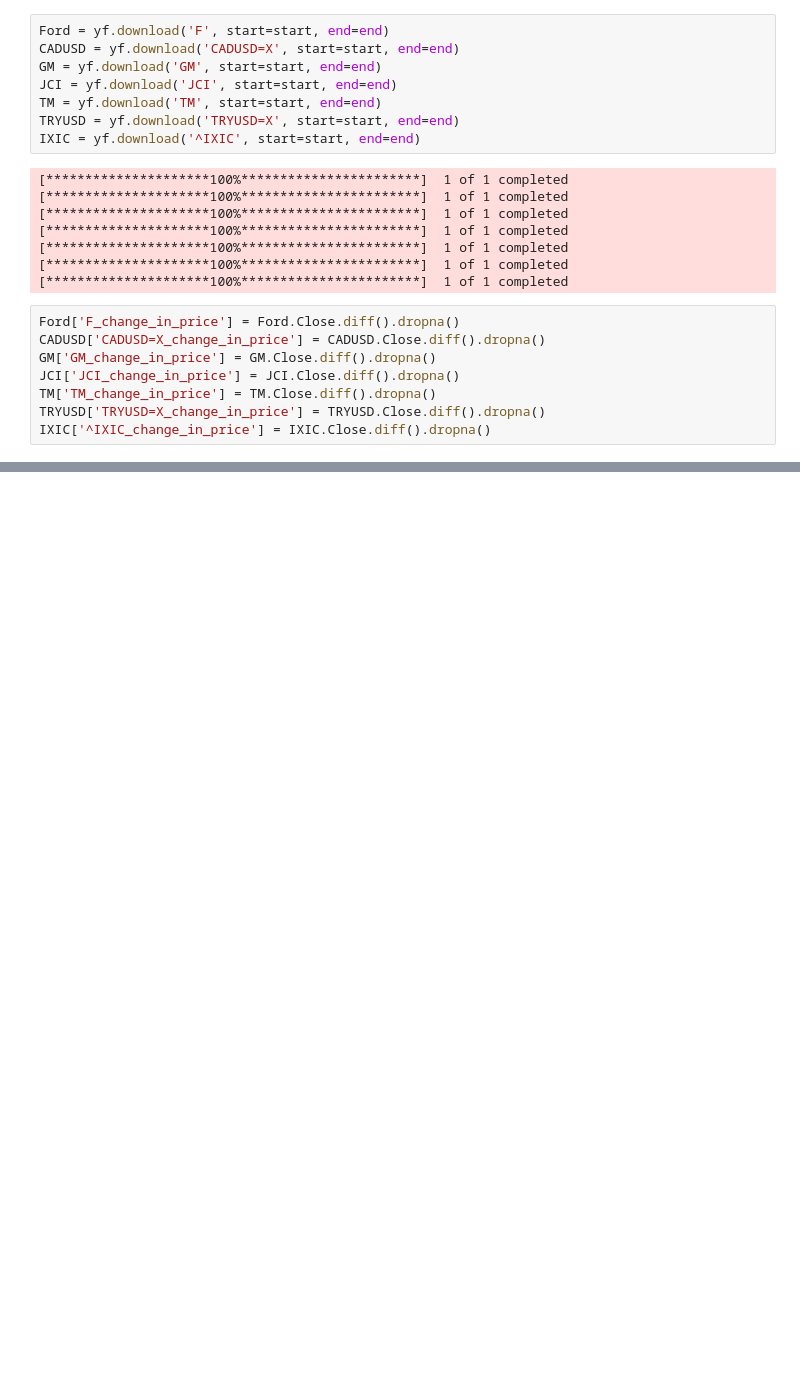
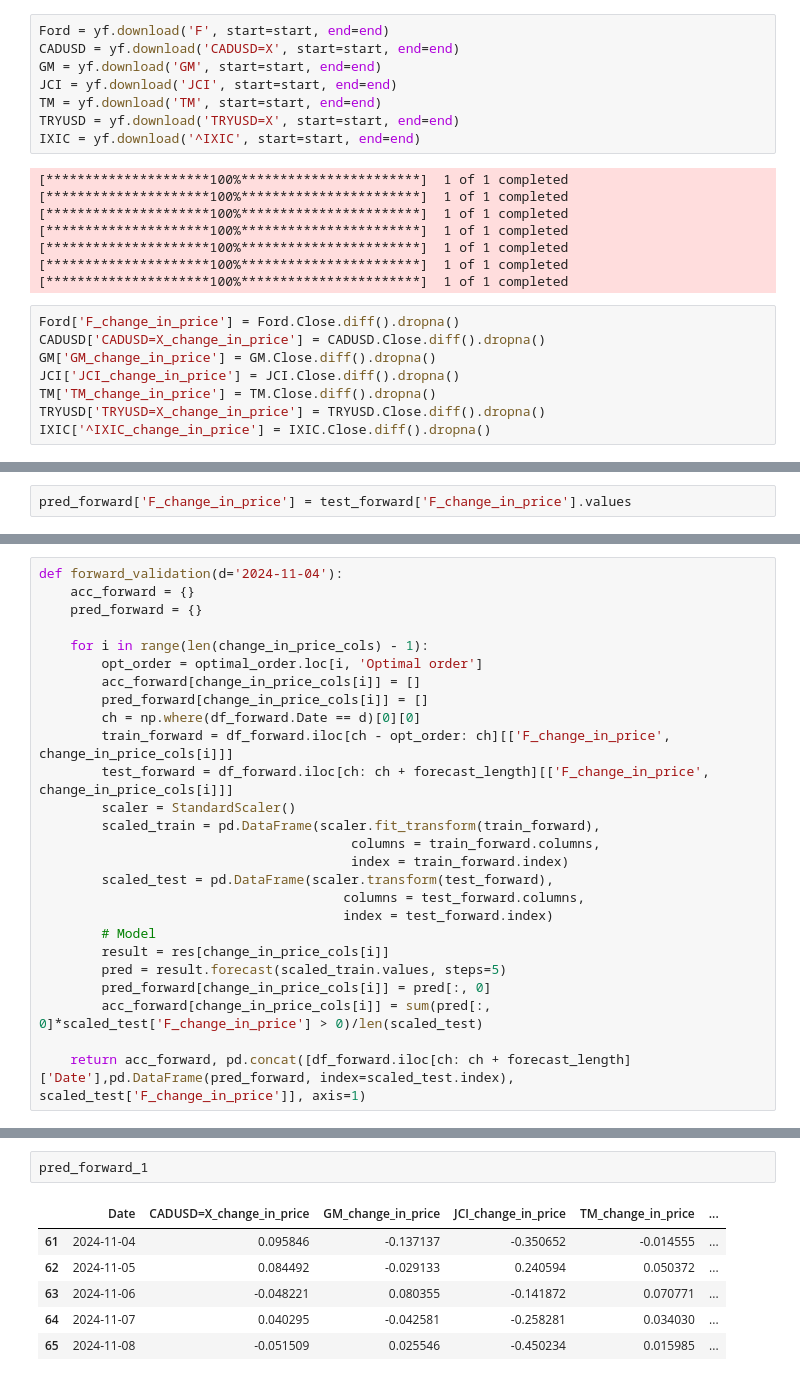
Before and after one commit to Arnabds/equity-vs-commodity, a Jupyter notebook: Kate_notebook/VAR_11232024.ipynb, the cells around one changed output, grey strips where cells are left out. Saved outputs shown, nothing was run; the diff lists cells and outputs as text; blank space fills up the shorter version.

```diff
--- a/Kate_notebook/VAR_11232024.ipynb
+++ b/Kate_notebook/VAR_11232024.ipynb
@@ -468,0 +588,2 @@ TypeError: cannot do positional indexing on RangeIndex with these indexers [[]]
+# %%
+pred_forward['F_change_in_price'] = test_forward['F_change_in_price'].values
@@ -468,0 +618,26 @@ TypeError: cannot do positional indexing on RangeIndex with these indexers [[]]
+# %%
+def forward_validation(d='2024-11-04'):
+    acc_forward = {}
+    pred_forward = {}
+
+    for i in range(len(change_in_price_cols) - 1):
+        opt_order = optimal_order.loc[i, 'Optimal order']
+        acc_forward[change_in_price_cols[i]] = []
+        pred_forward[change_in_price_cols[i]] = []
+        ch = np.where(df_forward.Date == d)[0][0]
+        train_forward = df_forward.iloc[ch - opt_order: ch][['F_change_in_price', change_in_price_cols[i]]]
+        test_forward = df_forward.iloc[ch: ch + forecast_length][['F_change_in_price', change_in_price_cols[i]]]
+        scaler = StandardScaler()
+        scaled_train = pd.DataFrame(scaler.fit_transform(train_forward),
+                                        columns = train_forward.columns,
+                                        index = train_forward.index)
+        scaled_test = pd.DataFrame(scaler.transform(test_forward),
+                                       columns = test_forward.columns,
+                                       index = test_forward.index)
+        # Model
+        result = res[change_in_price_cols[i]]
+        pred = result.forecast(scaled_train.values, steps=5)
+        pred_forward[change_in_price_cols[i]] = pred[:, 0]
+        acc_forward[change_in_price_cols[i]] = sum(pred[:, 0]*scaled_test['F_change_in_price'] > 0)/len(scaled_test)
+
+    return acc_forward, pd.concat([df_forward.iloc[ch: ch + forecast_length]['Date'],pd.DataFrame(pred_forward, index=scaled_test.index), scaled_test['F_change_in_price']], axis=1)
@@ -468,0 +655,9 @@ TypeError: cannot do positional indexing on RangeIndex with these indexers [[]]
+# %%
+pred_forward_1
+# %% [output]
+|  | Date | CADUSD=X_change_in_price | GM_change_in_price | JCI_change_in_price | TM_change_in_price | ... |
+| 61 | 2024-11-04 | 0.095846 | -0.137137 | -0.350652 | -0.014555 | ... |
+| 62 | 2024-11-05 | 0.084492 | -0.029133 | 0.240594 | 0.050372 | ... |
+| 63 | 2024-11-06 | -0.048221 | 0.080355 | -0.141872 | 0.070771 | ... |
+| 64 | 2024-11-07 | 0.040295 | -0.042581 | -0.258281 | 0.034030 | ... |
+| 65 | 2024-11-08 | -0.051509 | 0.025546 | -0.450234 | 0.015985 | ... |
```
Also changed, not shown: parts of 34 cells of this notebook, 4 other files.
